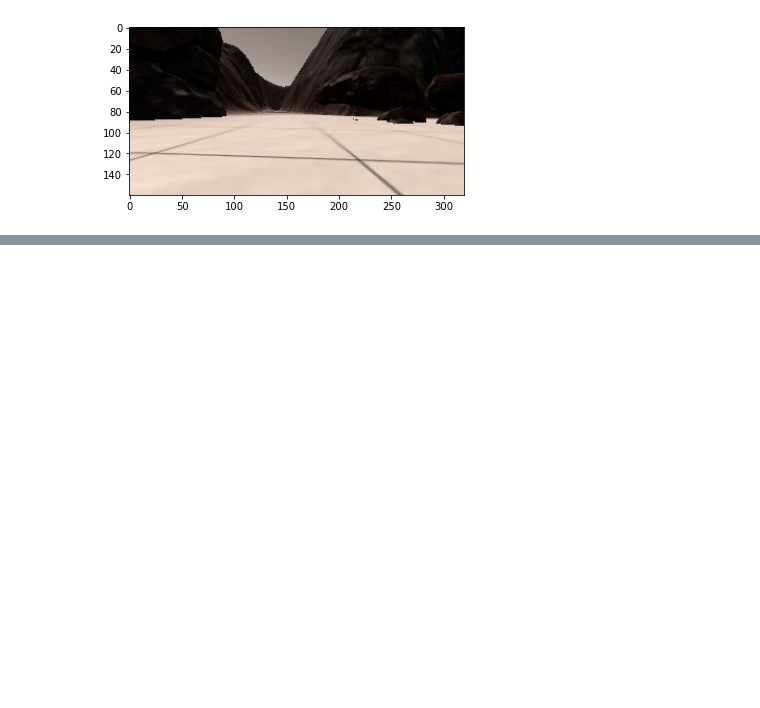
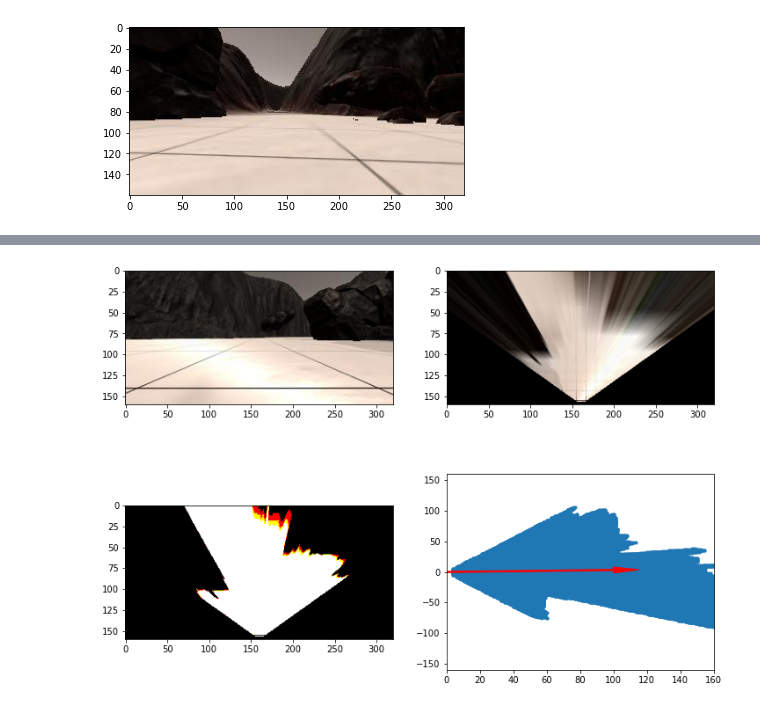
Before and after one commit to T-rex007/RobotNavigable-Terrain-Processing, a Jupyter notebook: RobotSampleAndReturnImageProcessing.ipynb, the cells around one changed output, grey strips where cells are left out. Cells and saved outputs as stored; diff of their text form; code cells hidden in the pictures; blank space fills up the shorter version.

```diff
--- a/RobotSampleAndReturnImageProcessing.ipynb
+++ b/RobotSampleAndReturnImageProcessing.ipynb
@@ -315,0 +324,25 @@ Xpos = [36.14329097] Ypos = [40.9626551] Yaw = [102.95431254]
+# %%
+warped =perspectiveTransform(image, ref_points, dst)
+colorsel = colorThreshold(warped)
+xpix, ypix = roverCentriCoordinates(bin_img)
+r, theta = to_polar_coords(xpix, ypix) # Convert to polar coords
+avg_theta = np.mean(theta)
+
+fig = plt.figure(figsize=(12,9))
+plt.subplot(221)
+plt.imshow(image)
+plt.subplot(222)
+plt.imshow(warped)
+plt.subplot(223)
+plt.imshow(colorsel, cmap='gray')
+plt.subplot(224)
+plt.plot(xpix, ypix, '.')
+plt.ylim(-160, 160)
+plt.xlim(0, 160)
+arrow_length = 100
+x_arrow = arrow_length * np.cos(avg_theta)
+y_arrow = arrow_length * np.sin(avg_theta)
+plt.arrow(0, 0, x_arrow, y_arrow, color='red', zorder=2, head_width=10, width=2)
+plt.show()
+# %% [output]
+[figure, added]
```
Also changed, not shown: parts of 14 cells of this notebook, 1 other file.
